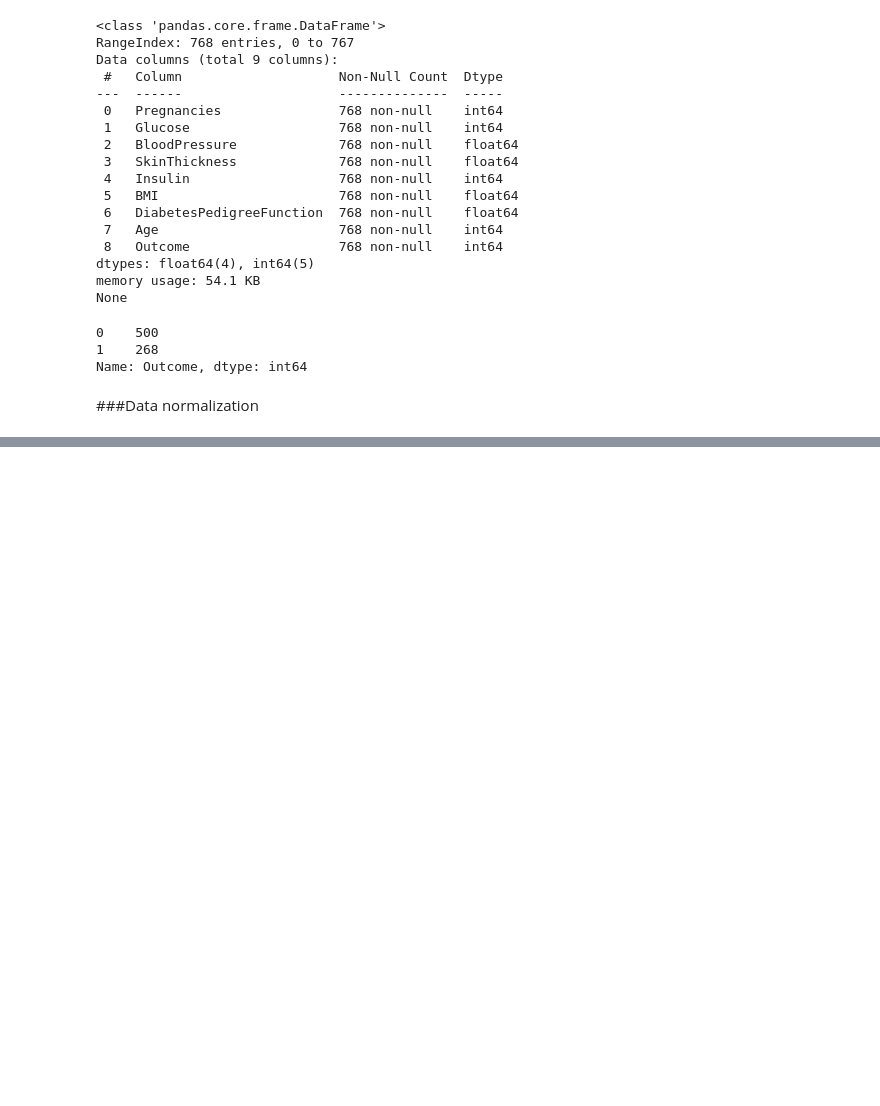
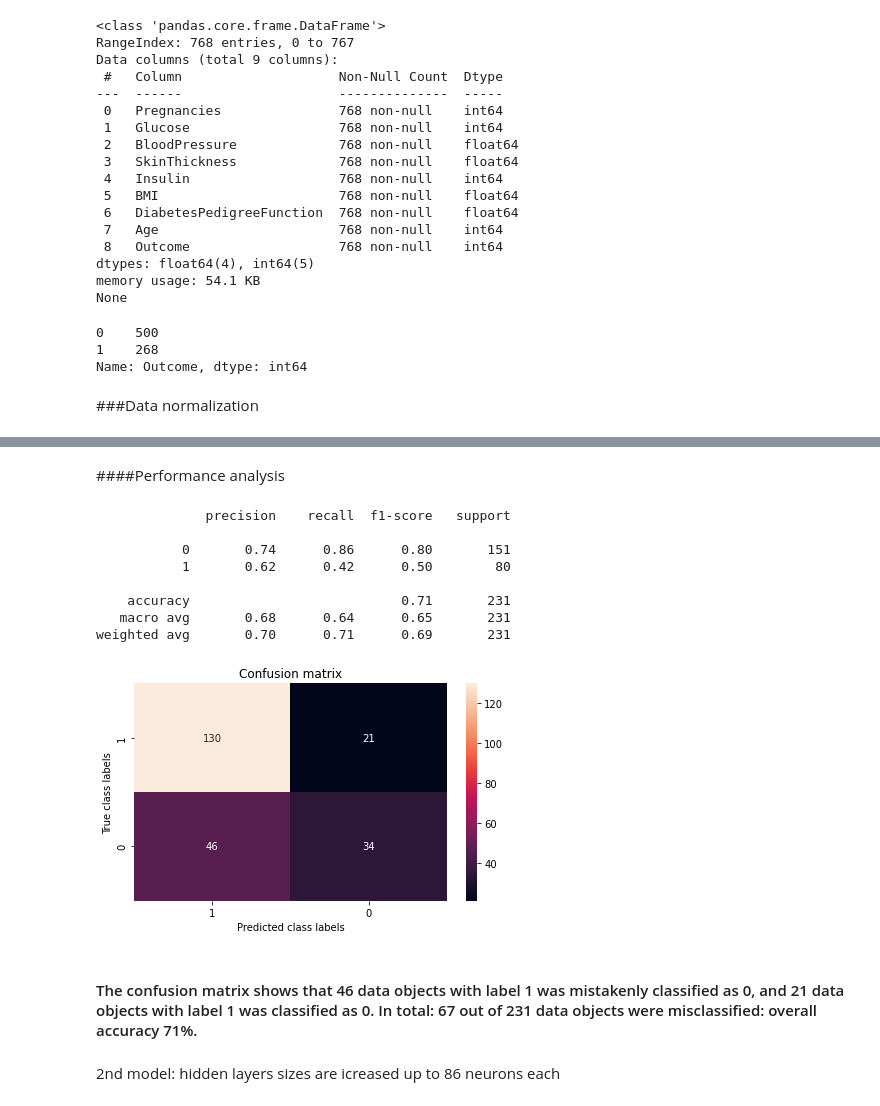
Before and after one commit to TohirD/AI-Data-Set, a Jupyter notebook: mainfile.ipynb, the cells around one changed output, grey strips where cells are left out. Cells and saved outputs as stored; diff of their text form; code cells hidden in the pictures; blank space fills up the shorter version.

Commit message:
Neural networks algorithms code completed

```diff
--- a/mainfile.ipynb
+++ b/mainfile.ipynb
@@ -106,6 +106,10 @@ print(my_dataset['Outcome'].value_counts())
 0    500
 1    268
 Name: Outcome, dtype: int64
+# %%
+#Creating a dataset where labels are excluded leaving feature columns only
+clustering_dataset = my_dataset[['Pregnancies', 'Glucose', 'BloodPressure', 'SkinThickness',
+                               'Insulin', 'BMI', 'DiabetesPedigreeFunction', 'Age']]
 # %% [markdown]
 ###Data normalization
 # %%
@@ -140,0 +149,12 @@ max      1.000000                  1.000000    1.000000    1.000000
+# %%
+# library import for splitting the dataset into training and testing parts
+from sklearn.model_selection import train_test_split
+from sklearn.neural_network import MLPClassifier
+# separate target labels from the dataset
+targets = my_dataset['Outcome']
+# how much percentage of the dataset will be used for training
+training_proportion = 0.7
+# splitting the dataset into test and training sets
+X_train, X_test, y_train, y_test = train_test_split(clustering_dataset, targets, test_size=1-training_proportion, random_state=42)
+model_1 = MLPClassifier(hidden_layer_sizes=(32,32), max_iter=500, activation='logistic', solver='sgd', learning_rate_init=0.05, verbose=1)
+model_1.fit(X_train, y_train)
@@ -140,0 +181,29 @@ max      1.000000                  1.000000    1.000000    1.000000
+# %% [markdown]
+####Performance analysis
+# %%
+from sklearn.metrics import classification_report, confusion_matrix, ConfusionMatrixDisplay
+import pylab as pl
+y_predictions_1 = model.predict(X_test)
+print(classification_report(y_test, y_predictions_1, zero_division=0))
+conf_matrix = confusion_matrix(y_test, y_predictions_1)
+fig, ax = pl.subplots(figsize=(7,4))
+sns.heatmap(conf_matrix, annot = True, fmt = 'g', ax = ax);
+ax.set_xlabel('Predicted class labels');
+ax.set_ylabel('True class labels');
+ax.set_title('Confusion matrix');
+ax.xaxis.set_ticklabels(my_dataset['Outcome'].unique());
+ax.yaxis.set_ticklabels(my_dataset['Outcome'].unique());
+# %% [output]
+              precision    recall  f1-score   support
+
+           0       0.74      0.86      0.80       151
+           1       0.62      0.42      0.50        80
+
+    accuracy                           0.71       231
+   macro avg       0.68      0.64      0.65       231
+weighted avg       0.70      0.71      0.69       231
+[figure, added]
+# %% [markdown]
+#### The confusion matrix shows that 46 data objects with label 1 was mistakenly classified as 0, and 21 data objects with label 1 was classified as 0. In total: 67 out of 231 data objects were misclassified: overall accuracy 71%.
+# %% [markdown]
+2nd model: hidden layers sizes are icreased up to 86 neurons each
```
Also changed, not shown: parts of 15 cells of this notebook.
